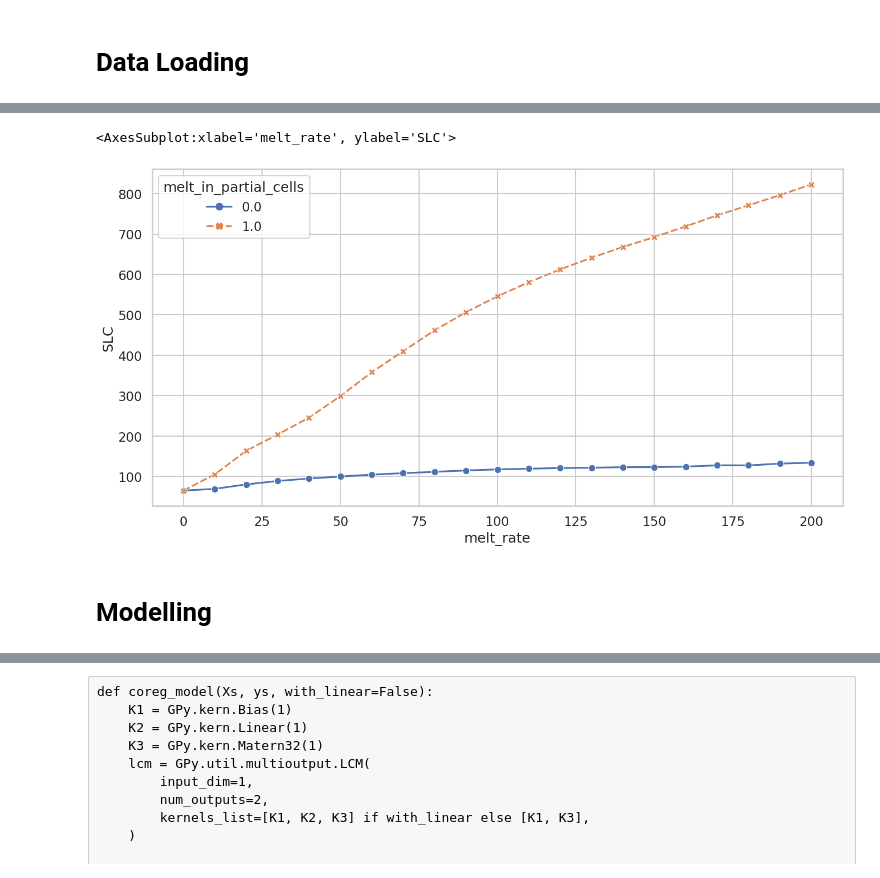
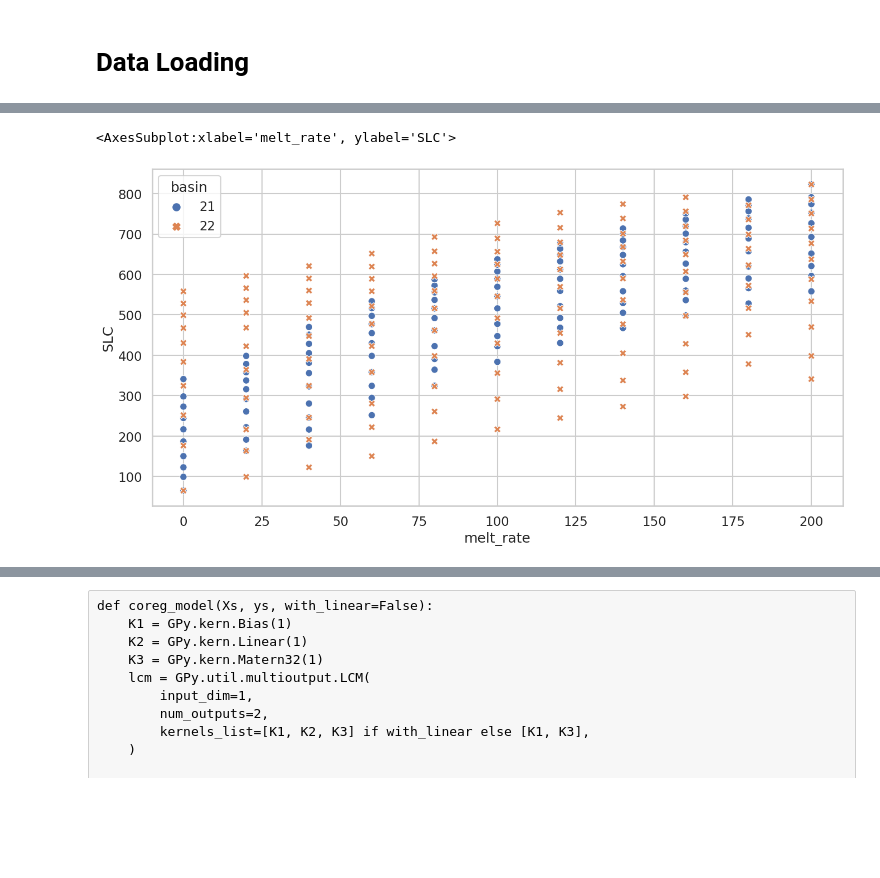
Before and after one commit to mrksr/WAVI-on-ray, a Jupyter notebook: notebooks/basin_specific.ipynb, the cells around one changed output, grey strips where cells are left out. Drawn from its saved outputs; the diff is of its cells as text; code cells hidden in the pictures; blank space fills up the shorter version.

Commit message:
Add a basin_specific notebook

```diff
--- a/notebooks/data_exploration.ipynb
+++ b/notebooks/basin_specific.ipynb
@@ -26,7 +26,9 @@ Stage 'ensemble_10km_test' didn't change, skipping
 Data and pipelines are up to date.
 # %%
-prepared_dataset = pathlib.Path("../datasets/prepared/ensemble_10km_test/ensemble_10km_test.hdf")
+prepared_dataset = pathlib.Path("../datasets/prepared/ensemble_10km_basin_specific/full.hdf")
 
 X = pd.read_hdf(prepared_dataset, key="inputs")
 y = pd.read_hdf(prepared_dataset, key="outputs")
 Xy = pd.read_hdf(prepared_dataset, key="inputs_outputs")
+
+X
@@ -32,0 +55,12 @@ Xy = pd.read_hdf(prepared_dataset, key="inputs_outputs")
+# %%
+Xy_basin = Xy.melt(id_vars=["SLC", "melt_in_partial_cells"], value_name="melt_rate", var_name="basin")
+Xy_basin["basin"] = Xy_basin["basin"].map({"melt_rate_basin_21": "21", "melt_rate_basin_22": "22"})
+
+sns.lineplot(
+    x="melt_rate",
+    y="SLC",
+    hue="basin",
+    style="basin",
+    data=Xy_basin.query("melt_in_partial_cells == 1"),
+    markers=True,
+)
@@ -33,14 +70,12 @@ Xy = pd.read_hdf(prepared_dataset, key="inputs_outputs")
 # %%
-sns.lineplot(
+sns.scatterplot(
     x="melt_rate",
     y="SLC",
-    hue="melt_in_partial_cells",
-    style="melt_in_partial_cells",
-    data=Xy,
+    hue="basin",
+    style="basin",
+    data=Xy_basin.query("melt_in_partial_cells == 1"),
     markers=True,
 )
 # %% [output]
 <AxesSubplot:xlabel='melt_rate', ylabel='SLC'>
-[figure, old version]
+[figure, new version]
-# %% [markdown]
-# Modelling
```
Also changed, not shown: parts of 5 cells of this notebook, 1 other file.
